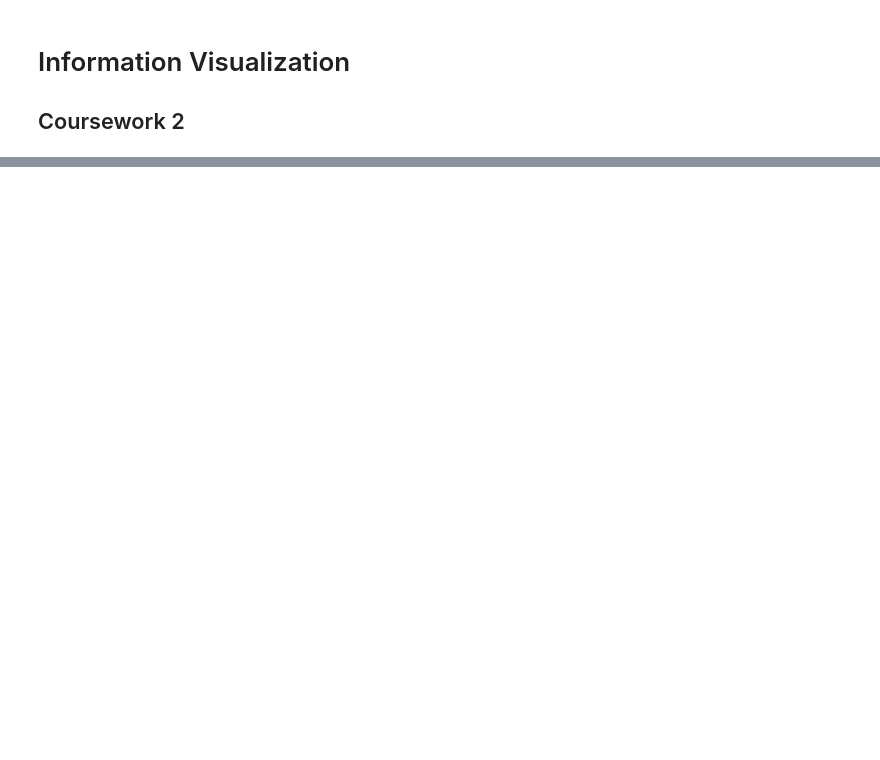
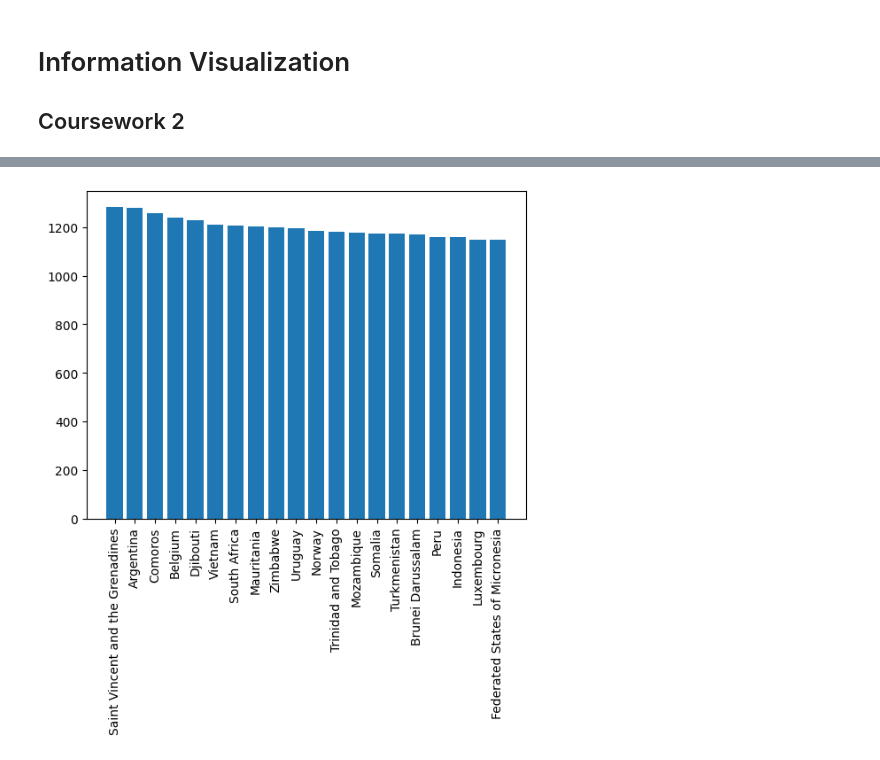
Before and after one commit to ChackMociute/Information-Visualization-coursework-2, a Jupyter notebook: cw2.ipynb, the cells around one changed output, grey strips where cells are left out. Drawn from its saved outputs; the diff is of its cells as text; code cells hidden in the pictures; blank space fills up the shorter version.

```diff
--- a/cw2.ipynb
+++ b/cw2.ipynb
@@ -24 +25,9 @@ pollution.head()
 5 rows × 193 columns
+# %%
+pollution = pollution.sum().sort_values(ascending=False).iloc[:20]
+# %%
+plt.bar(pollution.index, pollution)
+plt.xticks(rotation=90)
+plt.show()
+# %% [output]
+[figure, added]
```
Also changed, not shown: parts of 3 cells of this notebook.
